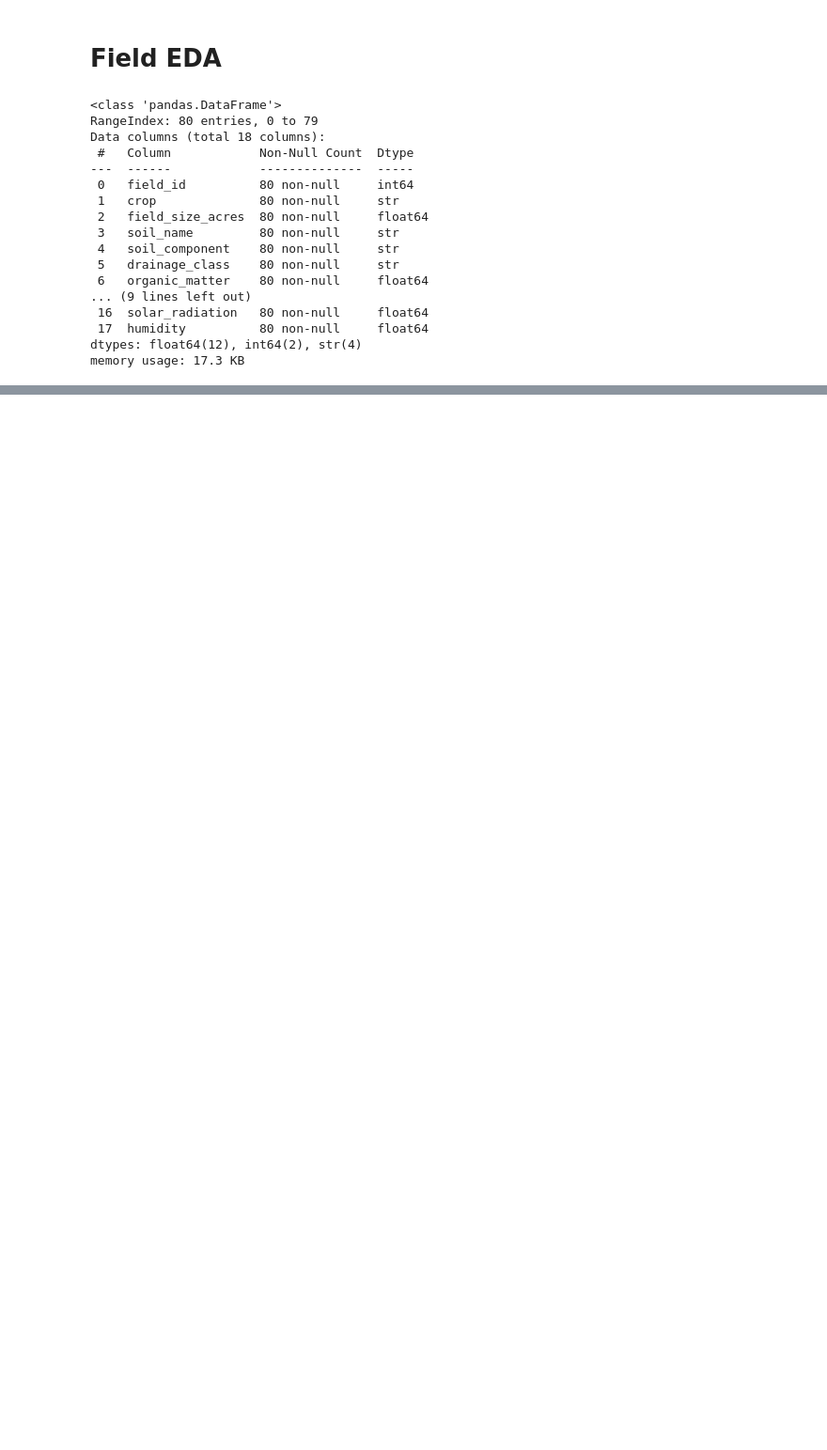
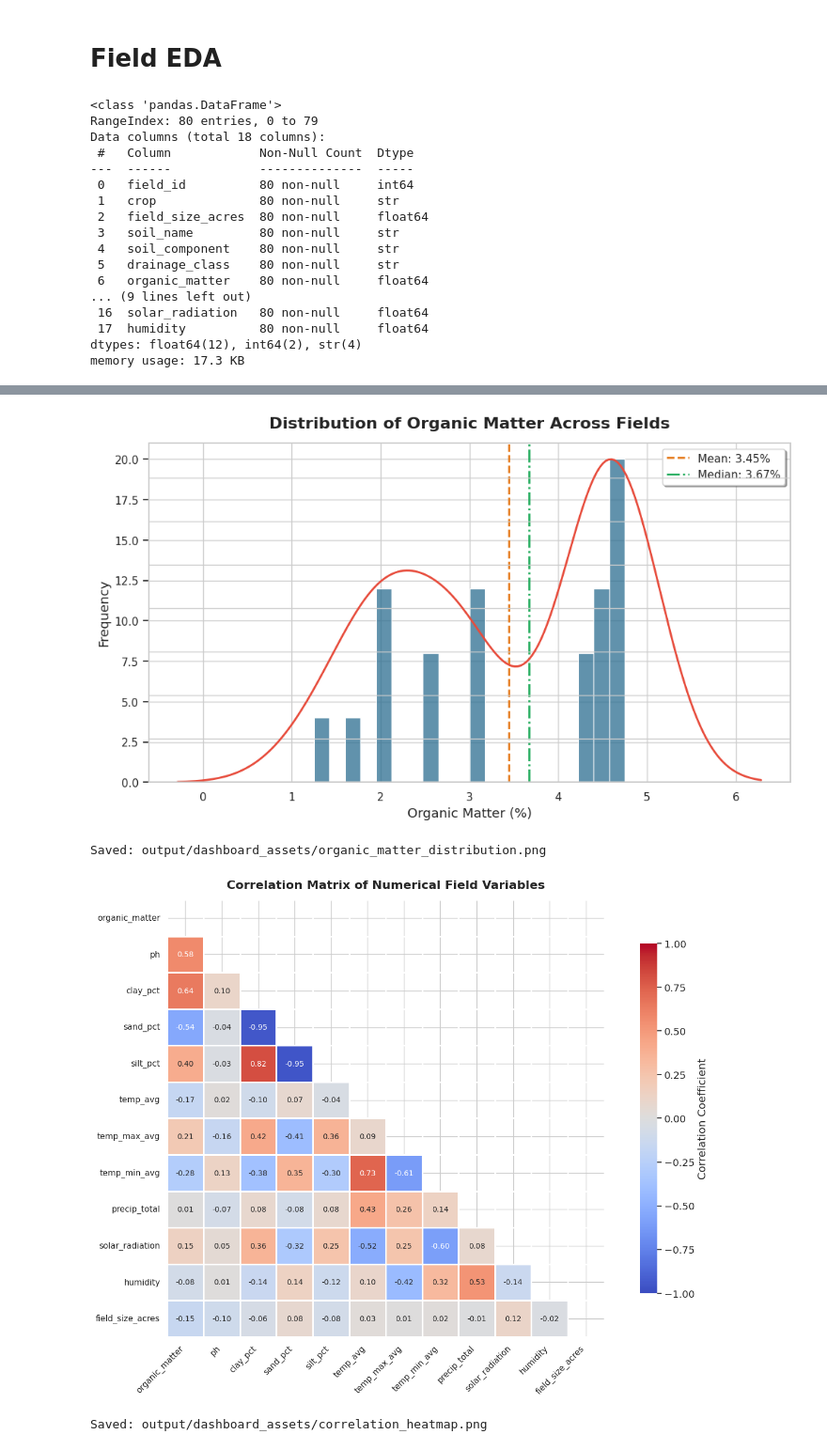
Before and after one commit to sg459/agent-project, a Jupyter notebook: notebooks/03_field_eda.ipynb, the cells around one changed output, grey strips where cells are left out. Shown at 94% size. Drawn from its saved outputs; the diff is of its cells as text; code cells hidden in the pictures; blank space fills up the shorter version.

```diff
--- a/notebooks/03_field_eda.ipynb
+++ b/notebooks/03_field_eda.ipynb
@@ -37,0 +148,74 @@ df.describe()
+# %%
+# FINAL/REFINED IMAGES FOR THE DASHBOARD
+
+import pandas as pd
+import matplotlib.pyplot as plt
+import seaborn as sns
+import numpy as np
+import os
+# Load data
+df = pd.read_csv('../data/assignment-02/field_summary.csv')
+# Create output directory
+os.makedirs('output/dashboard_assets', exist_ok=True)
+# --- Global Style Settings ---
+sns.set_theme(style='whitegrid', font_scale=1.2)
+PALETTE_PRIMARY = '#2C6E91'
+PALETTE_ACCENT = '#E74C3C'
+TITLE_FONTSIZE = 16
+LABEL_FONTSIZE = 13
+TICK_FONTSIZE = 11
+DPI = 300
+# ============================================================
+# PLOT 1: Distribution of Organic Matter (Histogram + KDE)
+# ============================================================
+fig, ax = plt.subplots(figsize=(10, 6))
+# Histogram only (no kde)
+sns.histplot(df['organic_matter'], kde=False, bins=20,
+             color=PALETTE_PRIMARY, edgecolor='white', linewidth=0.8, ax=ax)
+# KDE overlay drawn separately with full style control
+sns.kdeplot(df['organic_matter'], color=PALETTE_ACCENT, linewidth=2, ax=ax.twinx())
+ax.figure.axes[-1].set_ylabel('')  # hide secondary y-axis label
+ax.figure.axes[-1].tick_params(right=False, labelright=False)
+# Add mean and median lines
+mean_val = df['organic_matter'].mean()
+median_val = df['organic_matter'].median()
+ax.axvline(mean_val, color='#E67E22', linestyle='--', linewidth=2, label=f'Mean: {mean_val:.2f}%')
+ax.axvline(median_val, color='#27AE60', linestyle='-.', linewidth=2, label=f'Median: {median_val:.2f}%')
+ax.set_title('Distribution of Organic Matter Across Fields', fontsize=TITLE_FONTSIZE, fontweight='bold', pad=15)
+ax.set_xlabel('Organic Matter (%)', fontsize=LABEL_FONTSIZE)
+ax.set_ylabel('Frequency', fontsize=LABEL_FONTSIZE)
+ax.tick_params(labelsize=TICK_FONTSIZE)
+ax.legend(fontsize=11, frameon=True, fancybox=True, shadow=True)
+plt.tight_layout()
+fig.savefig('output/dashboard_assets/organic_matter_distribution.png', dpi=DPI, bbox_inches='tight')
+plt.show()
+print("Saved: output/dashboard_assets/organic_matter_distribution.png")
+# ============================================================
+# PLOT 2: Correlation Heatmap (Lower Triangle, Masked)
+# ============================================================
+num_cols = ['organic_matter', 'ph', 'clay_pct', 'sand_pct', 'silt_pct',
+             'temp_avg', 'temp_max_avg', 'temp_min_avg',
+            'precip_total', 'solar_radiation', 'humidity', 'field_size_acres']
+corr = df[num_cols].corr()
+# Mask upper triangle
+mask = np.triu(np.ones_like(corr, dtype=bool))
+fig, ax = plt.subplots(figsize=(14, 10))
+sns.heatmap(corr, mask=mask, annot=True, fmt='.2f',
+            cmap='coolwarm', center=0, vmin=-1, vmax=1,
+            square=True, linewidths=0.8, linecolor='white',
+            annot_kws={'size': 10, 'fontweight': 'medium'},
+            cbar_kws={'shrink': 0.8, 'label': 'Correlation Coefficient'},
+            ax=ax)
+ax.set_title('Correlation Matrix of Numerical Field Variables', fontsize=TITLE_FONTSIZE, fontweight='bold', pad=15)
+ax.tick_params(axis='x', labelsize=TICK_FONTSIZE, rotation=45)
+ax.tick_params(axis='y', labelsize=TICK_FONTSIZE, rotation=0)
+ax.set_xticklabels(ax.get_xticklabels(), ha='right')
+plt.tight_layout()
+fig.savefig('output/dashboard_assets/correlation_heatmap.png', dpi=DPI, bbox_inches='tight')
+plt.show()
+print("Saved: output/dashboard_assets/correlation_heatmap.png")
+# %% [output]
+[figure, added]
+Saved: output/dashboard_assets/organic_matter_distribution.png
+[figure, added]
+Saved: output/dashboard_assets/correlation_heatmap.png
```
Also changed, not shown: parts of 4 cells of this notebook.
